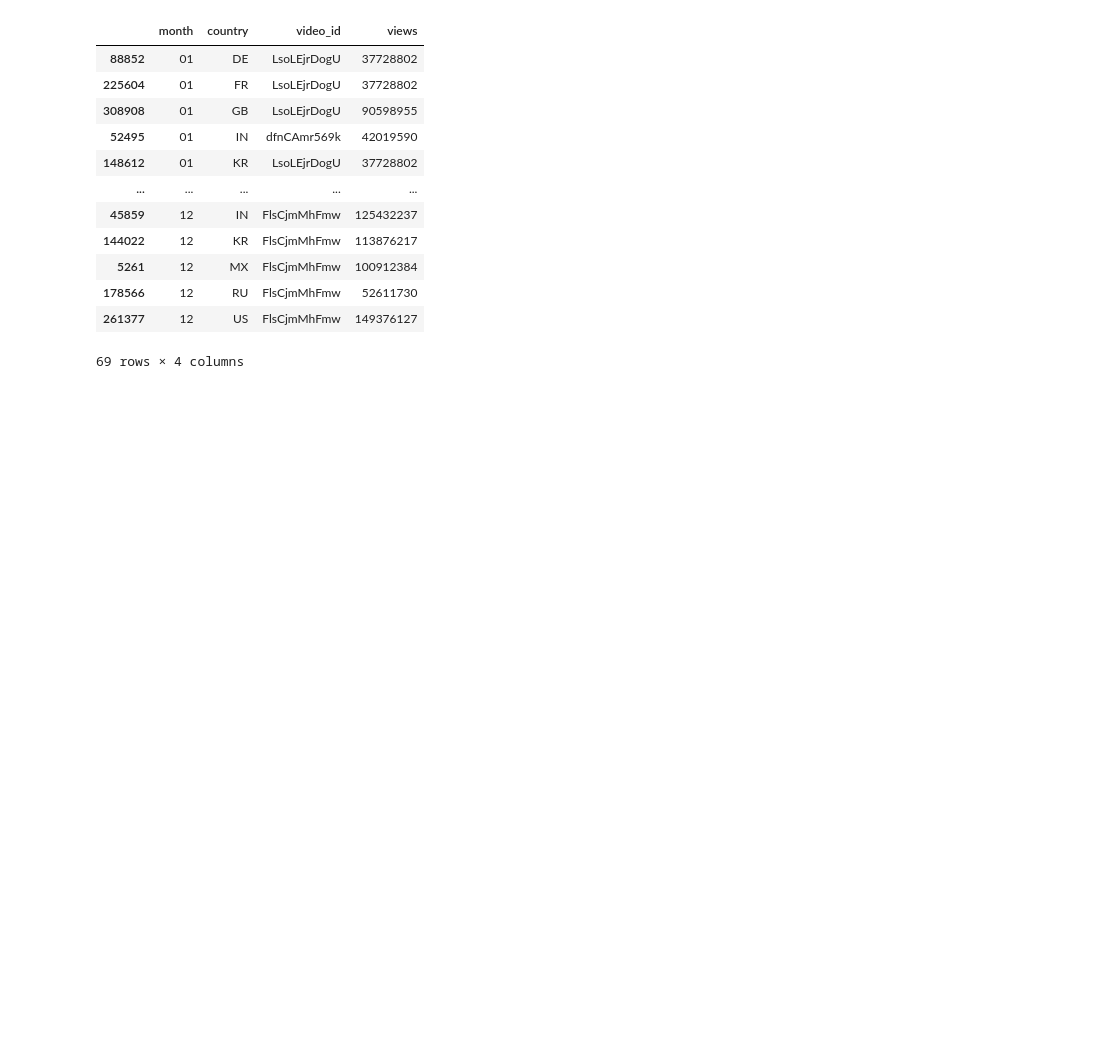
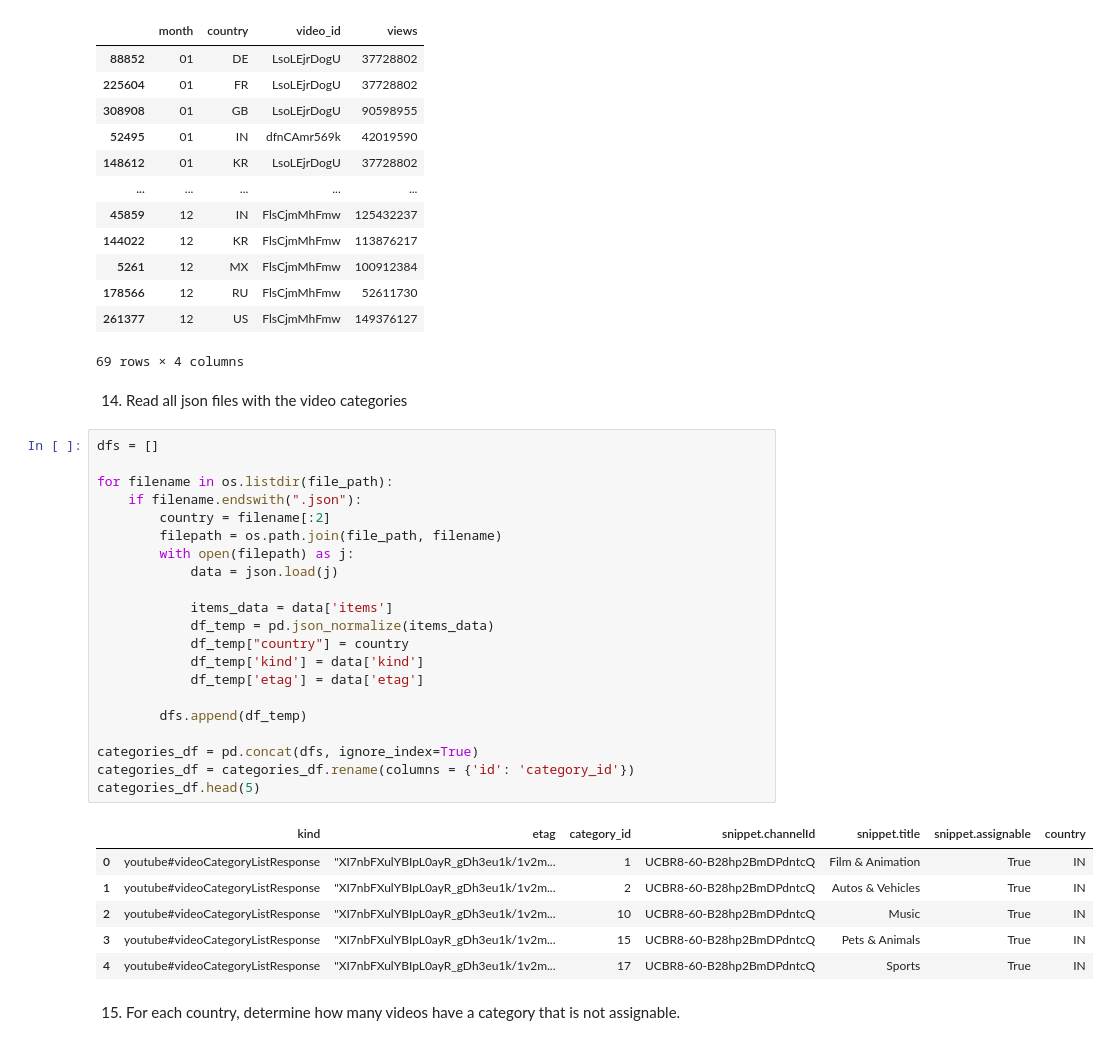
Before and after one commit to pietromaggioni/Foundation-of-Computer-Science-Project---UNIMIB, a Jupyter notebook: FCS-project.ipynb, the cells around one changed output. Saved outputs shown, nothing was run; the diff lists cells and outputs as text; blank space fills up the shorter version.

```diff
--- a/FCS-project.ipynb
+++ b/FCS-project.ipynb
@@ -278,3 +279,35 @@ most_viewed[['month', 'country', 'video_id',  'views']]
 | 178566 | 12 | RU | FlsCjmMhFmw | 52611730 |
 | 261377 | 12 | US | FlsCjmMhFmw | 149376127 |
 69 rows × 4 columns
+# %% [markdown]
+14. Read all json files with the video categories
+# %%
+dfs = []
+
+for filename in os.listdir(file_path):
+    if filename.endswith(".json"):
+        country = filename[:2]
+        filepath = os.path.join(file_path, filename)
+        with open(filepath) as j:
+            data = json.load(j)
+
+            items_data = data['items']
+            df_temp = pd.json_normalize(items_data)
+            df_temp["country"] = country
+            df_temp['kind'] = data['kind']
+            df_temp['etag'] = data['etag']
+
+        dfs.append(df_temp)
+
+categories_df = pd.concat(dfs, ignore_index=True)
+categories_df = categories_df.rename(columns = {'id': 'category_id'})
+categories_df.head(5)
+# %% [output]
+|  | kind | etag | category_id | snippet.channelId | snippet.title | snippet.assignable | country |
+| 0 | youtube#videoCategoryListResponse | "XI7nbFXulYBIpL0ayR_gDh3eu1k/1v2m... | 1 | UCBR8-60-B28hp2BmDPdntcQ | Film & Animation | True | IN |
+| 1 | youtube#videoCategoryListResponse | "XI7nbFXulYBIpL0ayR_gDh3eu1k/1v2m... | 2 | UCBR8-60-B28hp2BmDPdntcQ | Autos & Vehicles | True | IN |
+| 2 | youtube#videoCategoryListResponse | "XI7nbFXulYBIpL0ayR_gDh3eu1k/1v2m... | 10 | UCBR8-60-B28hp2BmDPdntcQ | Music | True | IN |
+| 3 | youtube#videoCategoryListResponse | "XI7nbFXulYBIpL0ayR_gDh3eu1k/1v2m... | 15 | UCBR8-60-B28hp2BmDPdntcQ | Pets & Animals | True | IN |
+| 4 | youtube#videoCategoryListResponse | "XI7nbFXulYBIpL0ayR_gDh3eu1k/1v2m... | 17 | UCBR8-60-B28hp2BmDPdntcQ | Sports | True | IN |
+# %% [markdown]
+15. For each country, determine how many videos have a category that is not assignable.
```
Also changed, not shown: parts of 2 cells of this notebook.
